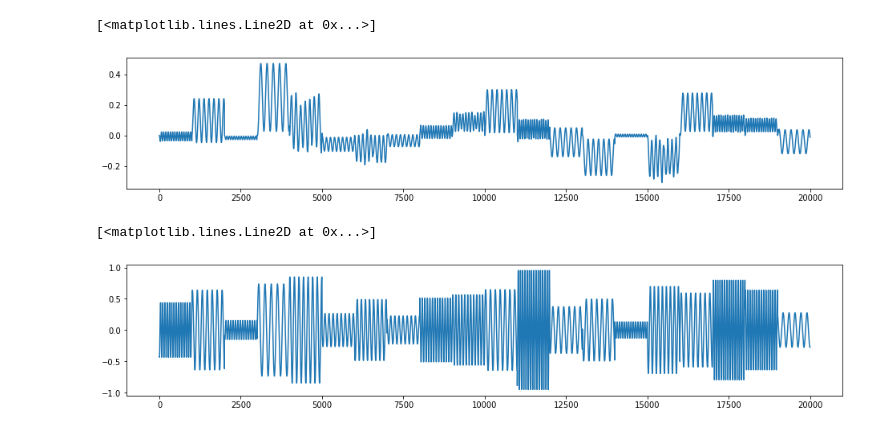
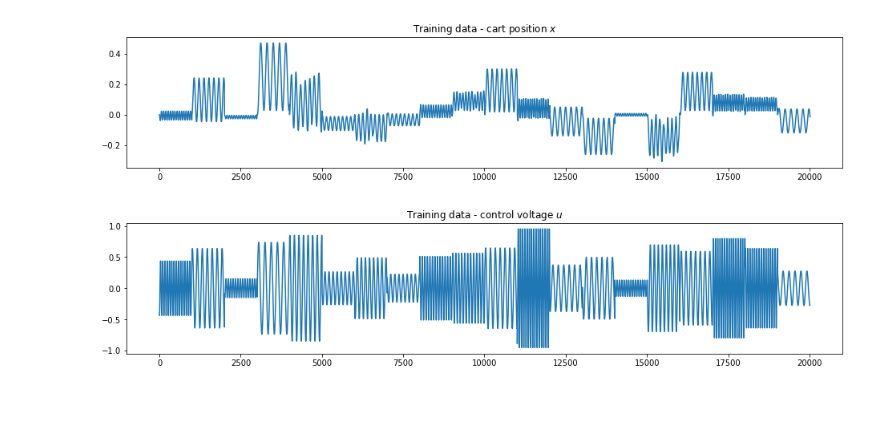
Before and after one commit to datafold-dev/datafold, a Jupyter notebook: tutorials/09_basic_koopman_mpc.ipynb, the cells around one changed output. Cells and saved outputs as stored; diff of their text form; code cells hidden in the pictures; blank space fills up the shorter version.

```diff
--- a/tutorials/09_basic_koopman_mpc.ipynb
+++ b/tutorials/09_basic_koopman_mpc.ipynb
@@ -27,3 +29,4 @@ from datafold.utils.kmpc import InvertedPendulum
 sim_time_step = 0.01  # s
 sim_num_steps = 1000  # -
 training_size = 20  # -
+ic = InitialCondition.from_array(np.array([0, 0, np.pi, 0]), columns=state_cols)
@@ -32,11 +33,7 @@ Different options exist about stacking the trajectories. We start with stacking
 # %%
-invertedPendulum = InvertedPendulum()
+invertedPendulum = InvertedPendulum(initial_condition=ic.values)
 
-X = np.zeros((4, training_size * sim_num_steps))
-Y = np.zeros((4, training_size * sim_num_steps))
-U = np.zeros((1, training_size * sim_num_steps))
 Xlist, Ulist = [], []
-xycols = ["x", "xdot", "theta", "thetadot"]
 np.random.seed(42)
 for i in range(training_size):
     control_amplitude = 0.1 + 0.9 * np.random.random()
@@ -46,25 +43,25 @@ for i in range(training_size):
         control_frequency * t + control_phase
     )
     invertedPendulum.reset()
-    traj = invertedPendulum.trajectory(sim_time_step, sim_num_steps, control_func)
+    traj = invertedPendulum.predict(
+        time_step=sim_time_step,
+        num_steps=sim_num_steps,
+        control_func=control_func,
+    )
     assert (
         invertedPendulum.sol.success
     ), f"Divergent solution for amplitude={control_amplitude}, frequency={control_frequency}"
     t = invertedPendulum.sol.t
-    dfx = pd.DataFrame(data=traj.T, index=t, columns=xycols)
-    dfx["u"] = 0.0
+    dfx = pd.DataFrame(data=traj.T, index=t, columns=state_cols)
+    dfx[control_cols] = 0.0
     Xlist.append(dfx)
     control_input = control_func(t, traj)
-    dfu = pd.DataFrame(data=control_input, index=t, columns=("u",))
-    for col in xycols:
+    dfu = pd.DataFrame(data=control_input, index=t, columns=control_cols)
+    for col in state_cols:
         dfu[col] = 0.0
-    dfu = dfu[xycols + ["u"]]
+    dfu = dfu[state_cols + control_cols]
     Ulist.append(dfu)
 
-    X[:, i * sim_num_steps : (i + 1) * sim_num_steps] = traj[:, :-1]
-    Y[:, i * sim_num_steps : (i + 1) * sim_num_steps] = traj[:, 1:]
-    U[:, i * sim_num_steps : (i + 1) * sim_num_steps] = control_func(
-        invertedPendulum.sol.t[:-1], traj[:, :-1]
-    )
-
-XU = TSCDataFrame.from_frame_list(Xlist + Ulist)
+X_tsc = TSCDataFrame.from_frame_list(Xlist)[state_cols]
+X_tsc[control_cols] = TSCDataFrame.from_frame_list(Ulist)[control_cols]
+X_tsc
@@ -71,12 +83,12 @@ XU = TSCDataFrame.from_frame_list(Xlist + Ulist)
 # %%
 plt.figure(figsize=(16, 3))
-plt.plot(X[0].ravel())
+plt.plot(X_tsc["x"].values)
+plt.title(r"Training data - cart position $x$");
 # %% [output]
-[<matplotlib.lines.Line2D at 0x...>]
-[figure, old version]
+[figure, new version]
 # %%
 plt.figure(figsize=(16, 3))
-plt.plot(U[0].ravel())
+plt.plot(X_tsc["u"].values)
+plt.title(r"Training data - control voltage $u$");
 # %% [output]
-[<matplotlib.lines.Line2D at 0x...>]
-[figure, old version]
+[figure, new version]
```
Also changed, not shown: parts of 35 cells of this notebook, 3 other files.
